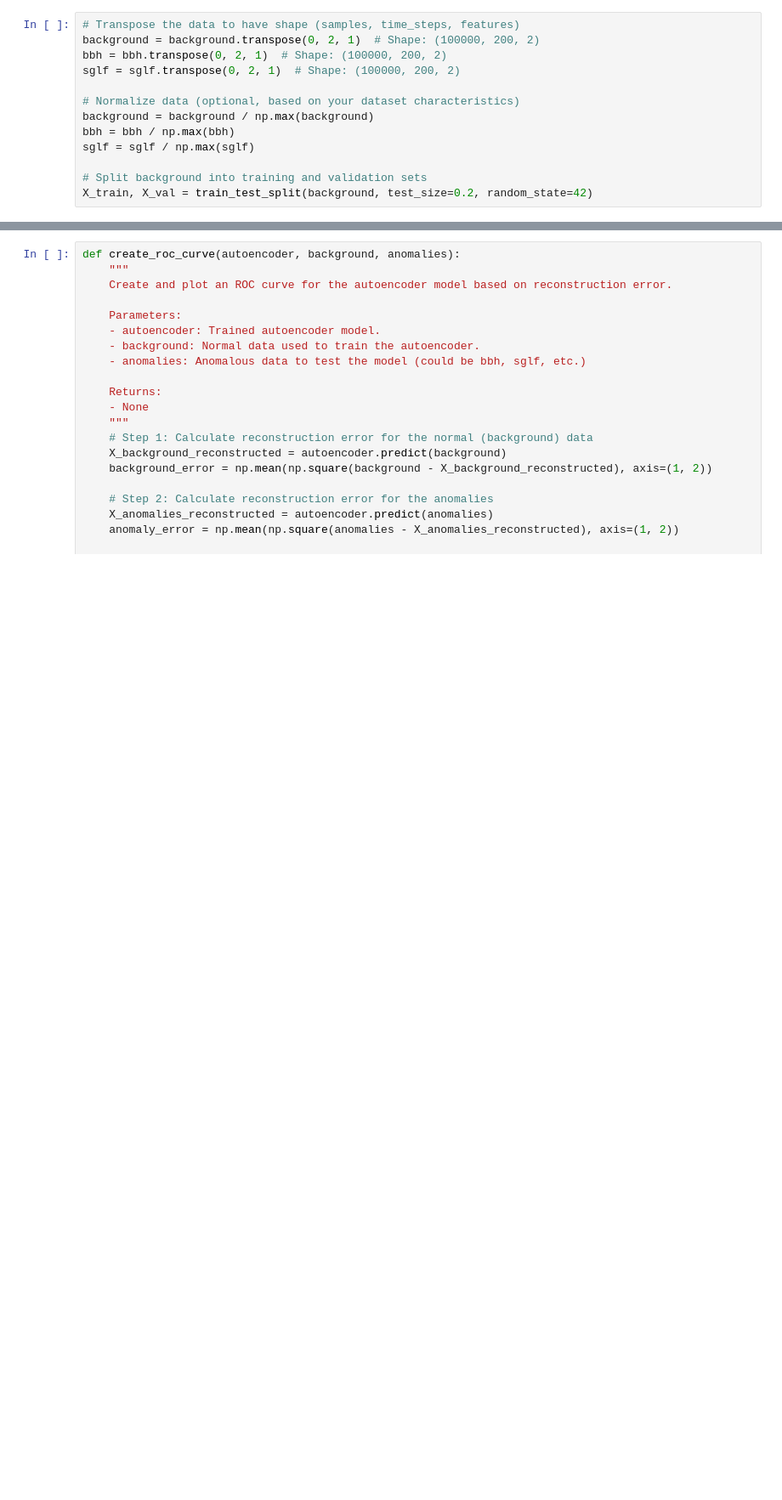
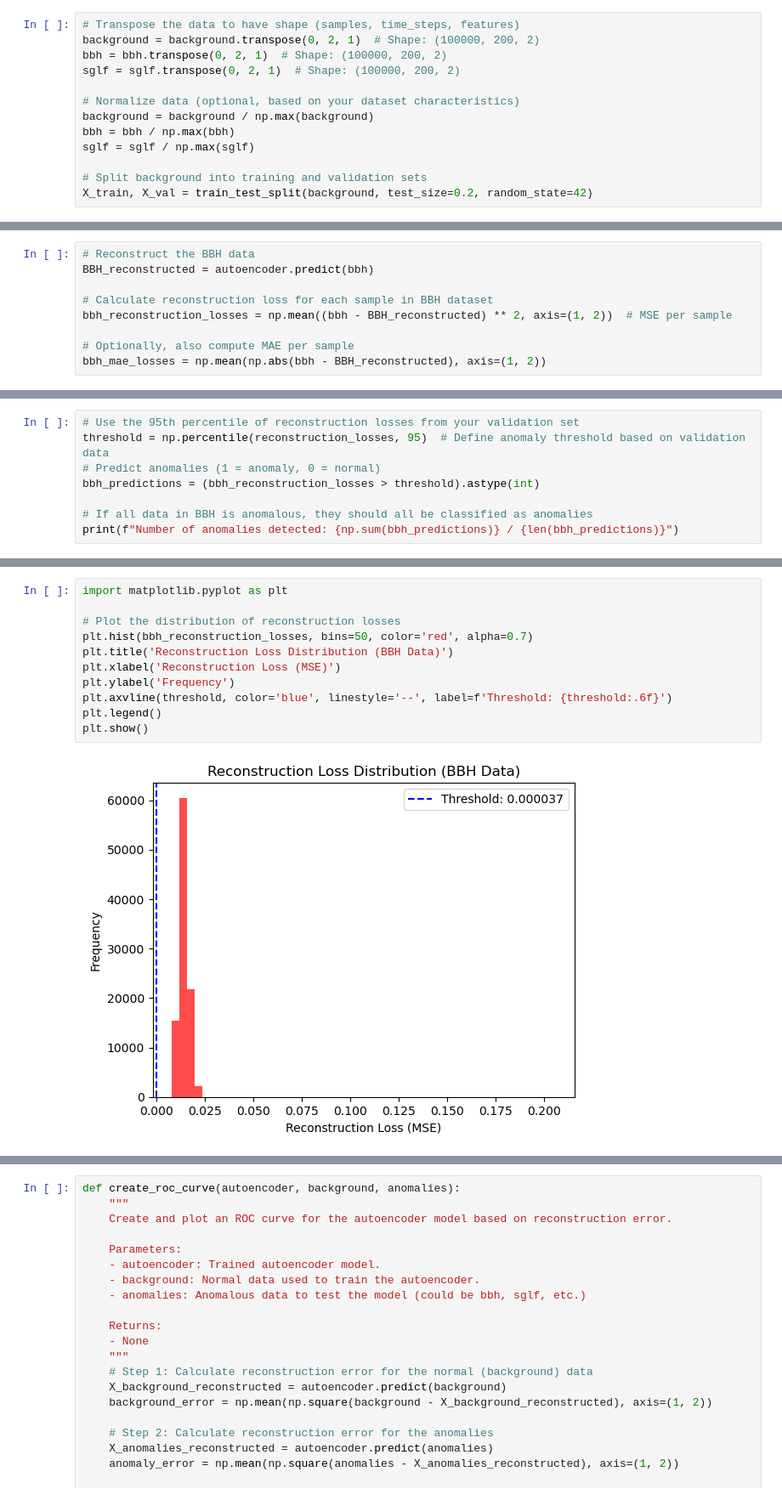
Before and after one commit to EliteApex/SMASH-hackathon, a Jupyter notebook: rebecca_starter.ipynb, the cells around one changed output, grey strips where cells are left out. Shown at 85% size. Cells and saved outputs as stored; diff of their text form; blank space fills up the shorter version.

```diff
--- a/rebecca_starter.ipynb
+++ b/rebecca_starter.ipynb
@@ -293,0 +351,9 @@ Epoch 20/20
+# %%
+# Reconstruct the BBH data
+BBH_reconstructed = autoencoder.predict(bbh)
+
+# Calculate reconstruction loss for each sample in BBH dataset
+bbh_reconstruction_losses = np.mean((bbh - BBH_reconstructed) ** 2, axis=(1, 2))  # MSE per sample
+
+# Optionally, also compute MAE per sample
+bbh_mae_losses = np.mean(np.abs(bbh - BBH_reconstructed), axis=(1, 2))
@@ -293,0 +362,8 @@ Epoch 20/20
+# %%
+# Use the 95th percentile of reconstruction losses from your validation set
+threshold = np.percentile(reconstruction_losses, 95)  # Define anomaly threshold based on validation data
+# Predict anomalies (1 = anomaly, 0 = normal)
+bbh_predictions = (bbh_reconstruction_losses > threshold).astype(int)
+
+# If all data in BBH is anomalous, they should all be classified as anomalies
+print(f"Number of anomalies detected: {np.sum(bbh_predictions)} / {len(bbh_predictions)}")
@@ -293,0 +390,13 @@ Epoch 20/20
+# %%
+import matplotlib.pyplot as plt
+
+# Plot the distribution of reconstruction losses
+plt.hist(bbh_reconstruction_losses, bins=50, color='red', alpha=0.7)
+plt.title('Reconstruction Loss Distribution (BBH Data)')
+plt.xlabel('Reconstruction Loss (MSE)')
+plt.ylabel('Frequency')
+plt.axvline(threshold, color='blue', linestyle='--', label=f'Threshold: {threshold:.6f}')
+plt.legend()
+plt.show()
+# %% [output]
+[figure, added]
```
Also changed, not shown: parts of 10 cells of this notebook.
